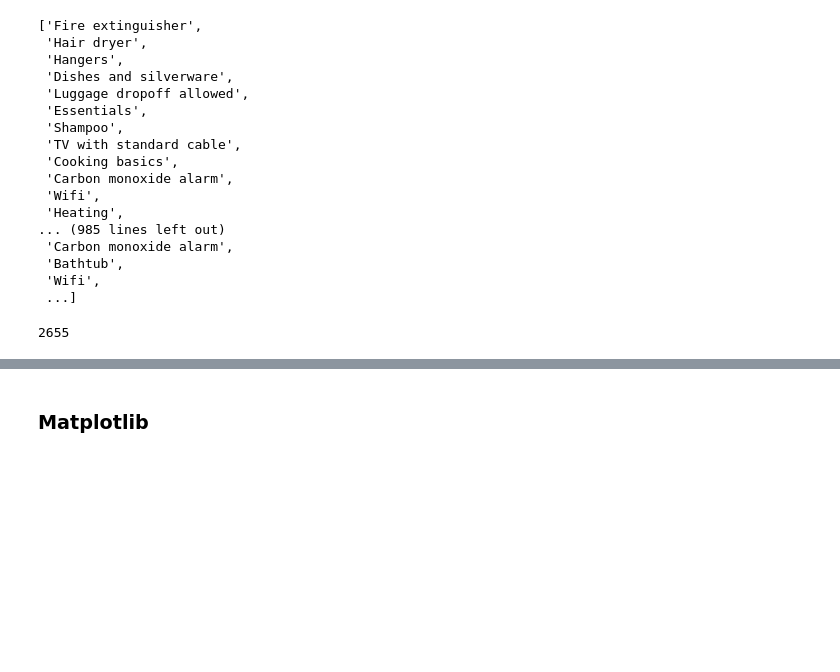
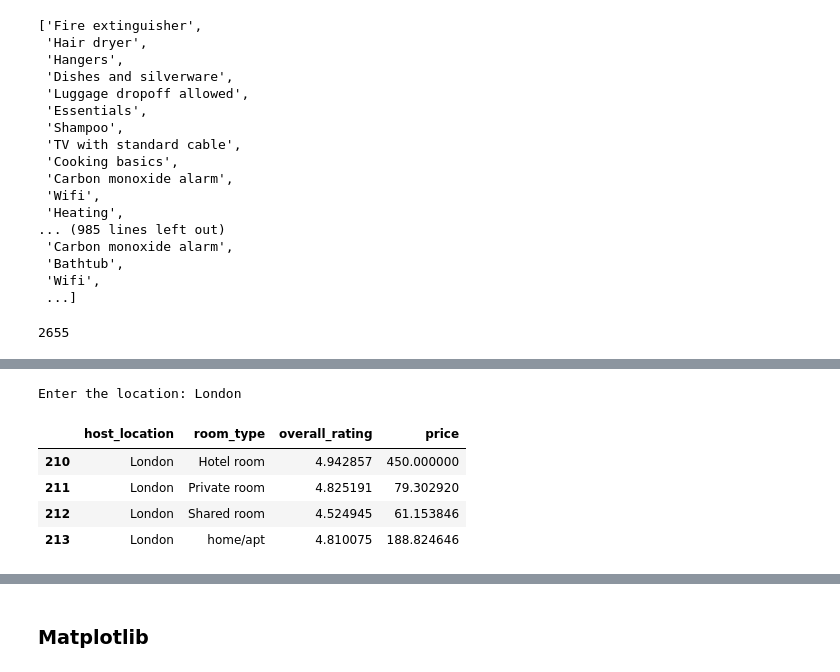
Before and after one commit to Nwanne-analytics/Airbnb_Data_Project, a Jupyter notebook: Working codes COM728.ipynb, the cells around one changed output, grey strips where cells are left out. Drawn from its saved outputs; the diff is of its cells as text; code cells hidden in the pictures; blank space fills up the shorter version.

```diff
--- a/Working codes COM728.ipynb
+++ b/Working codes COM728.ipynb
@@ -213,0 +317,13 @@ airbnb_dataset.groupby("host_location")["review_scores_rating"].mean().min() # F
+# %%
+location = input("Enter the location: ")
+
+s = best_price_rating.loc[best_price_rating["host_location"] == location, :]
+s.style.background_gradient(cmap="Purples", low=0.30)
+#.to_markdown(index=False)
+# %% [output]
+Enter the location: London
+|  | host_location | room_type | overall_rating | price |
+| 210 | London | Hotel room | 4.942857 | 450.000000 |
+| 211 | London | Private room | 4.825191 | 79.302920 |
+| 212 | London | Shared room | 4.524945 | 61.153846 |
+| 213 | London | home/apt | 4.810075 | 188.824646 |
```
Also changed, not shown: parts of 69 cells of this notebook, 1 other file.
